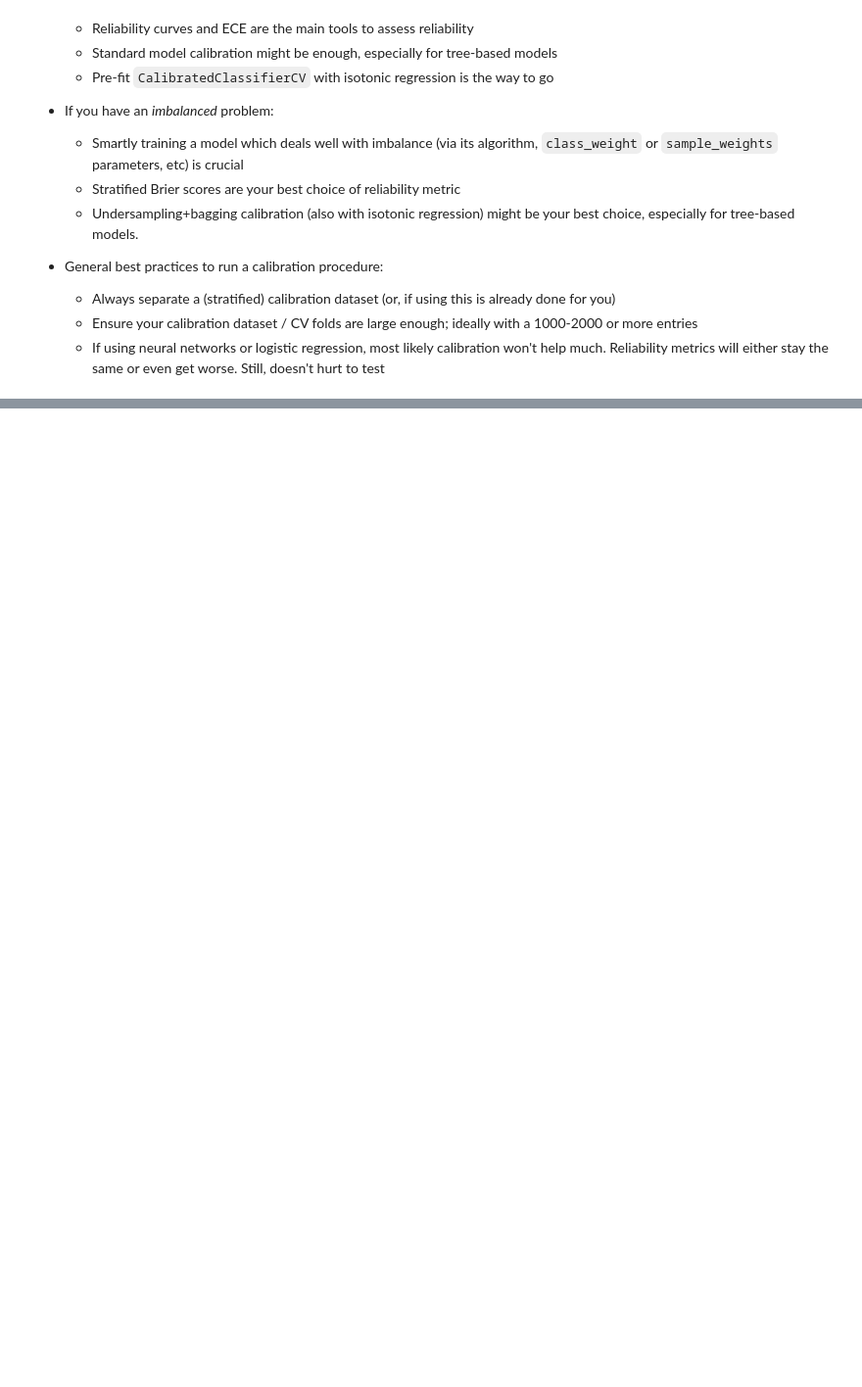
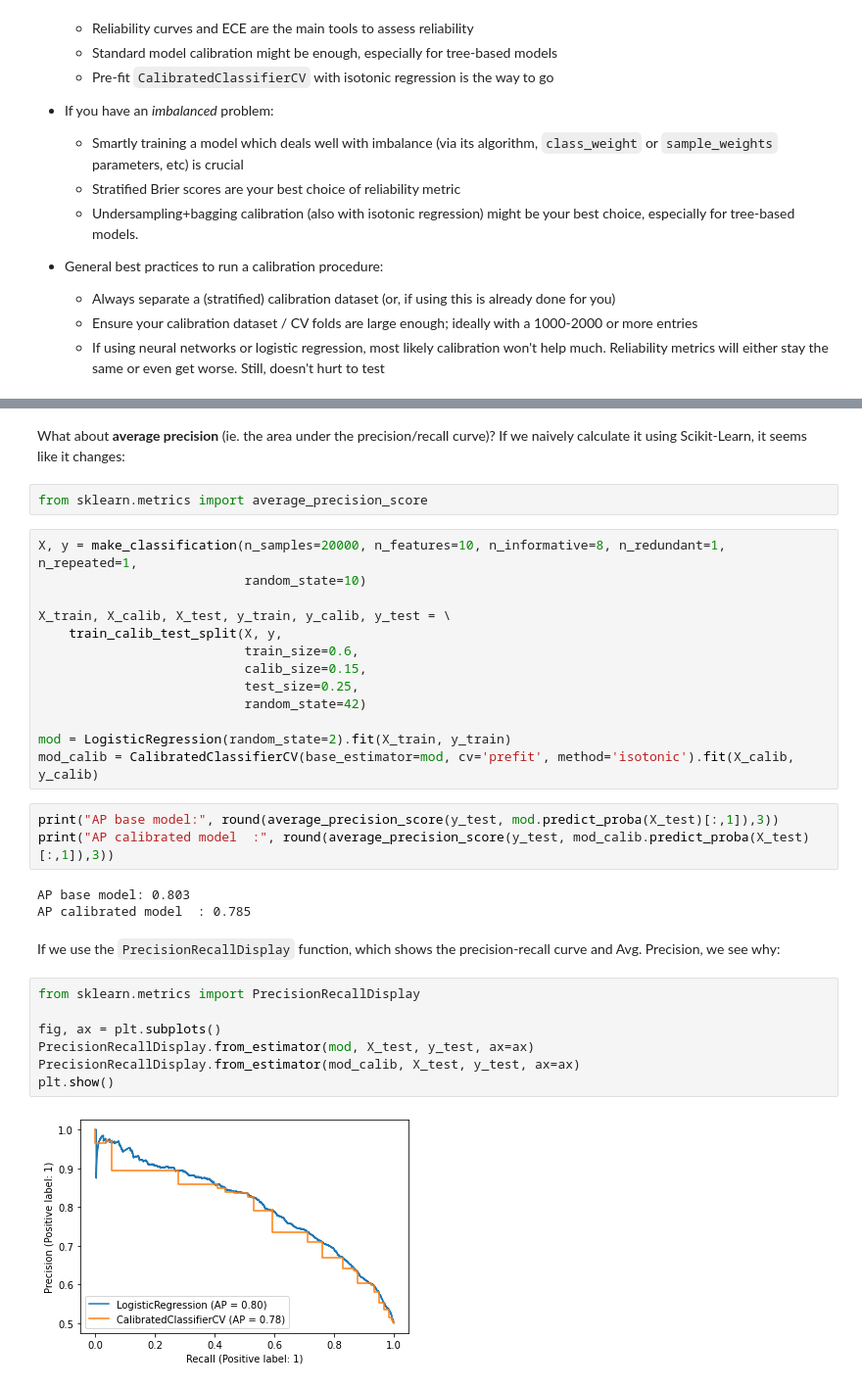
Before and after one commit to pibieta/imbalanced_learning, a Jupyter notebook: notebooks/Calibration.ipynb, the cells around one changed output, grey strips where cells are left out. Shown at 98% size. Saved outputs shown, nothing was run; the diff lists cells and outputs as text; blank space fills up the shorter version.

Commit message:
added appendix to calibration chapter

```diff
--- a/notebooks/Calibration.ipynb
+++ b/notebooks/Calibration.ipynb
@@ -1189,0 +1202,34 @@ The original model had a better calibration for the minority class than the unde
+# %% [markdown]
+What about **average precision** (ie. the area under the precision/recall curve)? If we naively calculate it using Scikit-Learn, it seems like it changes:
+# %%
+from sklearn.metrics import average_precision_score
+# %%
+X, y = make_classification(n_samples=20000, n_features=10, n_informative=8, n_redundant=1, n_repeated=1,
+                           random_state=10)
+
+X_train, X_calib, X_test, y_train, y_calib, y_test = \
+    train_calib_test_split(X, y,
+                           train_size=0.6,
+                           calib_size=0.15,
+                           test_size=0.25,
+                           random_state=42)
+
+mod = LogisticRegression(random_state=2).fit(X_train, y_train)
+mod_calib = CalibratedClassifierCV(base_estimator=mod, cv='prefit', method='isotonic').fit(X_calib, y_calib)
+# %%
+print("AP base model:", round(average_precision_score(y_test, mod.predict_proba(X_test)[:,1]),3))
+print("AP calibrated model  :", round(average_precision_score(y_test, mod_calib.predict_proba(X_test)[:,1]),3))
+# %% [output]
+AP base model: 0.803
+AP calibrated model  : 0.785
+# %% [markdown]
+If we use the `PrecisionRecallDisplay` function, which shows the precision-recall curve and Avg. Precision, we see why:
+# %%
+from sklearn.metrics import PrecisionRecallDisplay
+
+fig, ax = plt.subplots()
+PrecisionRecallDisplay.from_estimator(mod, X_test, y_test, ax=ax)
+PrecisionRecallDisplay.from_estimator(mod_calib, X_test, y_test, ax=ax)
+plt.show()
+# %% [output]
+[figure, added]
```
Also changed, not shown: parts of 19 cells of this notebook.
